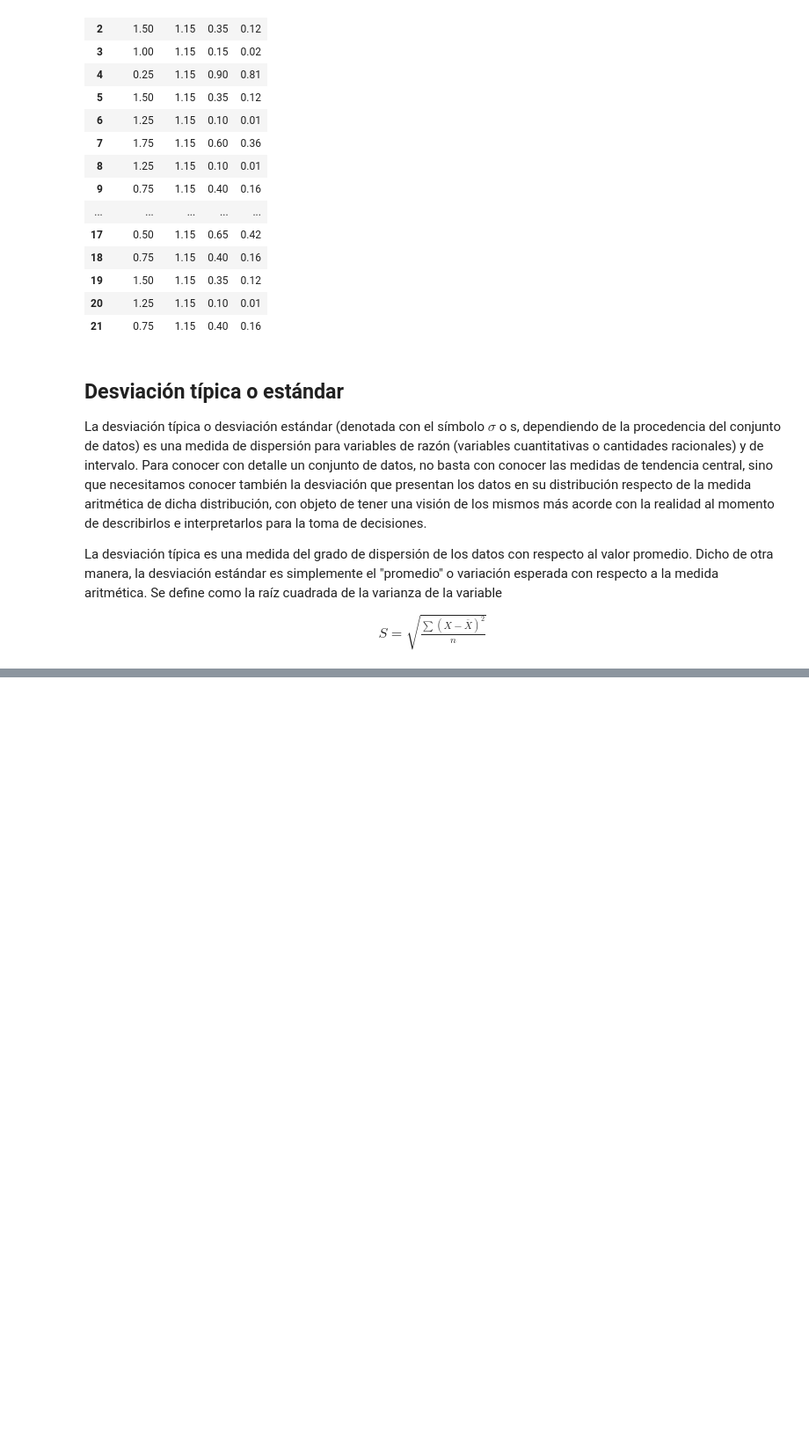
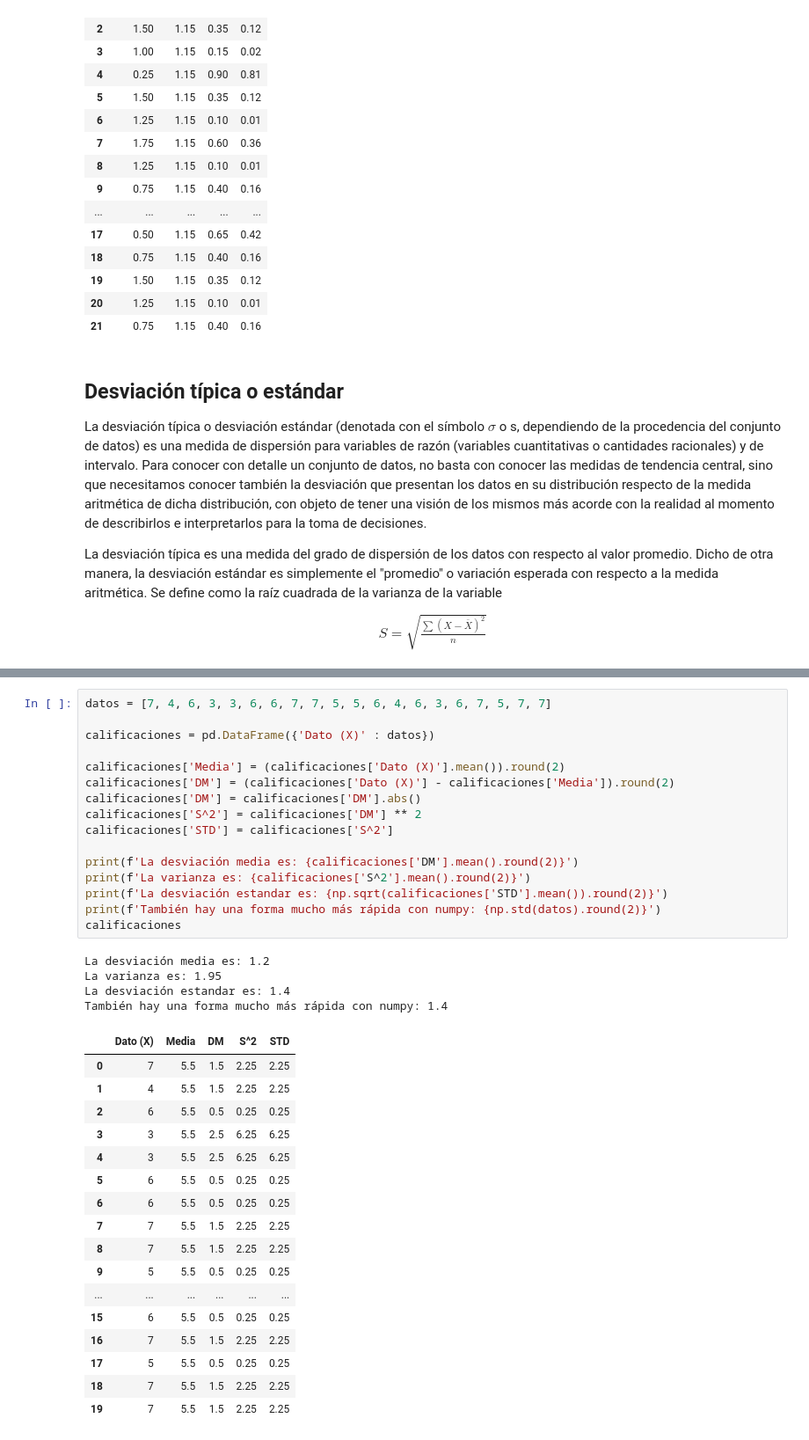
Before and after one commit to leon-mtz07/Probability_and_Stadistics, a Jupyter notebook: Estadística.ipynb, the cells around one changed output, grey strips where cells are left out. Shown: that part at 88% size. Cells and saved outputs as stored; diff of their text form; blank space fills up the shorter version.

```diff
--- a/Estadística.ipynb
+++ b/Estadística.ipynb
@@ -1242,0 +1261,38 @@ La desviación típica es una medida del grado de dispersión de los datos con r
+# %%
+datos = [7, 4, 6, 3, 3, 6, 6, 7, 7, 5, 5, 6, 4, 6, 3, 6, 7, 5, 7, 7]
+
+calificaciones = pd.DataFrame({'Dato (X)' : datos})
+
+calificaciones['Media'] = (calificaciones['Dato (X)'].mean()).round(2)
+calificaciones['DM'] = (calificaciones['Dato (X)'] - calificaciones['Media']).round(2)
+calificaciones['DM'] = calificaciones['DM'].abs()
+calificaciones['S^2'] = calificaciones['DM'] ** 2
+calificaciones['STD'] = calificaciones['S^2']
+
+print(f'La desviación media es: {calificaciones['DM'].mean().round(2)}')
+print(f'La varianza es: {calificaciones['S^2'].mean().round(2)}')
+print(f'La desviación estandar es: {np.sqrt(calificaciones['STD'].mean()).round(2)}')
+print(f'También hay una forma mucho más rápida con numpy: {np.std(datos).round(2)}')
+calificaciones
+# %% [output]
+La desviación media es: 1.2
+La varianza es: 1.95
+La desviación estandar es: 1.4
+También hay una forma mucho más rápida con numpy: 1.4
+|  | Dato (X) | Media | DM | S^2 | STD |
+| 0 | 7 | 5.5 | 1.5 | 2.25 | 2.25 |
+| 1 | 4 | 5.5 | 1.5 | 2.25 | 2.25 |
+| 2 | 6 | 5.5 | 0.5 | 0.25 | 0.25 |
+| 3 | 3 | 5.5 | 2.5 | 6.25 | 6.25 |
+| 4 | 3 | 5.5 | 2.5 | 6.25 | 6.25 |
+| 5 | 6 | 5.5 | 0.5 | 0.25 | 0.25 |
+| 6 | 6 | 5.5 | 0.5 | 0.25 | 0.25 |
+| 7 | 7 | 5.5 | 1.5 | 2.25 | 2.25 |
+| 8 | 7 | 5.5 | 1.5 | 2.25 | 2.25 |
+| 9 | 5 | 5.5 | 0.5 | 0.25 | 0.25 |
+| ... | ... | ... | ... | ... | ... |
+| 15 | 6 | 5.5 | 0.5 | 0.25 | 0.25 |
+| 16 | 7 | 5.5 | 1.5 | 2.25 | 2.25 |
+| 17 | 5 | 5.5 | 0.5 | 0.25 | 0.25 |
+| 18 | 7 | 5.5 | 1.5 | 2.25 | 2.25 |
+| 19 | 7 | 5.5 | 1.5 | 2.25 | 2.25 |
```
Also changed, not shown: parts of 14 cells of this notebook.
